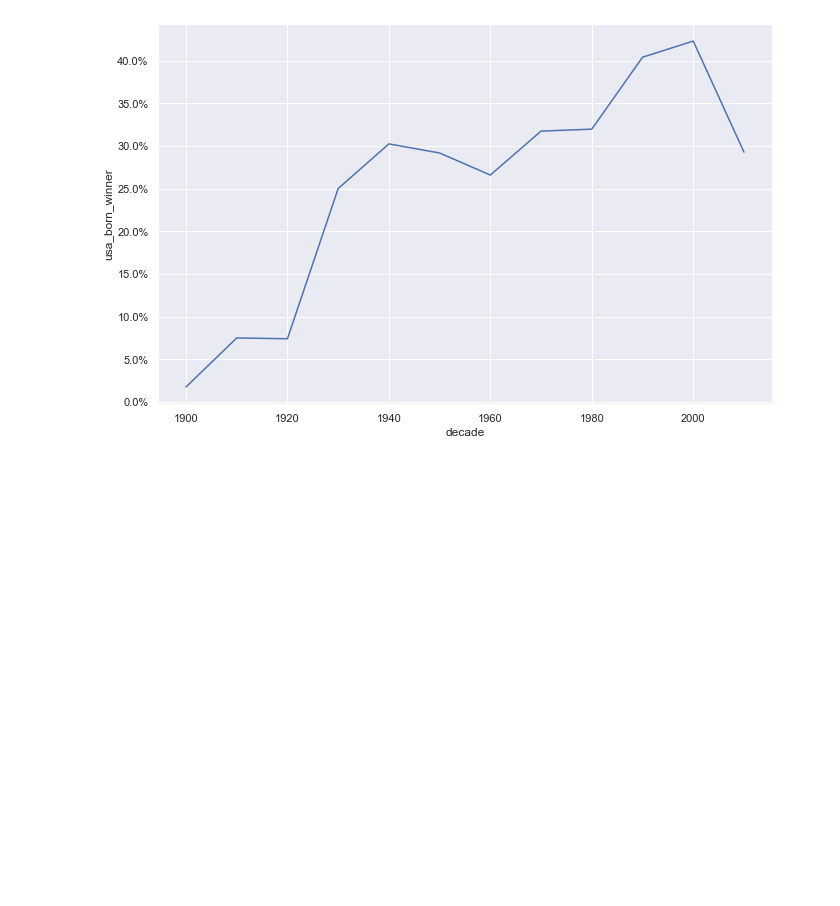
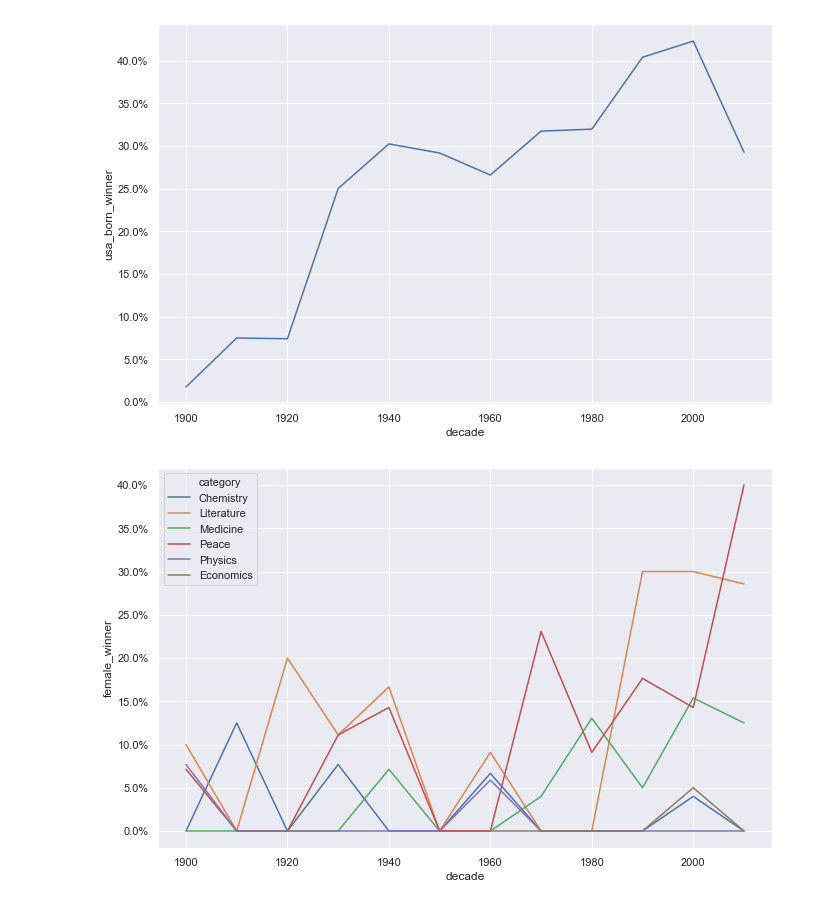
Before and after one commit to CristinaTRico/VizNobelWinners, a Jupyter notebook: notebook.ipynb, the cells around one changed output. Cells and saved outputs as stored; diff of their text form; code cells hidden in the pictures; blank space fills up the shorter version.

Commit message:
Update notebook - Task 54

```diff
--- a/notebook.ipynb
+++ b/notebook.ipynb
@@ -87,3 +87,17 @@ from matplotlib.ticker import PercentFormatter
 ax.yaxis.set_major_formatter(PercentFormatter(1.0))
 # %% [output]
 [figure]
+# %%
+# Calculating the proportion of female laureates per decade
+nobel['female_winner'] = nobel['sex'] == "Female"
+prop_female_winners = nobel.groupby(['decade','category'], as_index = False)['female_winner'].mean()
+
+# Plotting USA born winners with % winners on the y-axis
+# ... YOUR CODE FOR TASK 5 ...
+
+ax = sns.lineplot(x='decade', y='female_winner', hue='category', data=prop_female_winners)
+# Adding %-formatting to the y-axis
+
+ax.yaxis.set_major_formatter(PercentFormatter(1.0))
+# %% [output]
+[figure, added]
```
